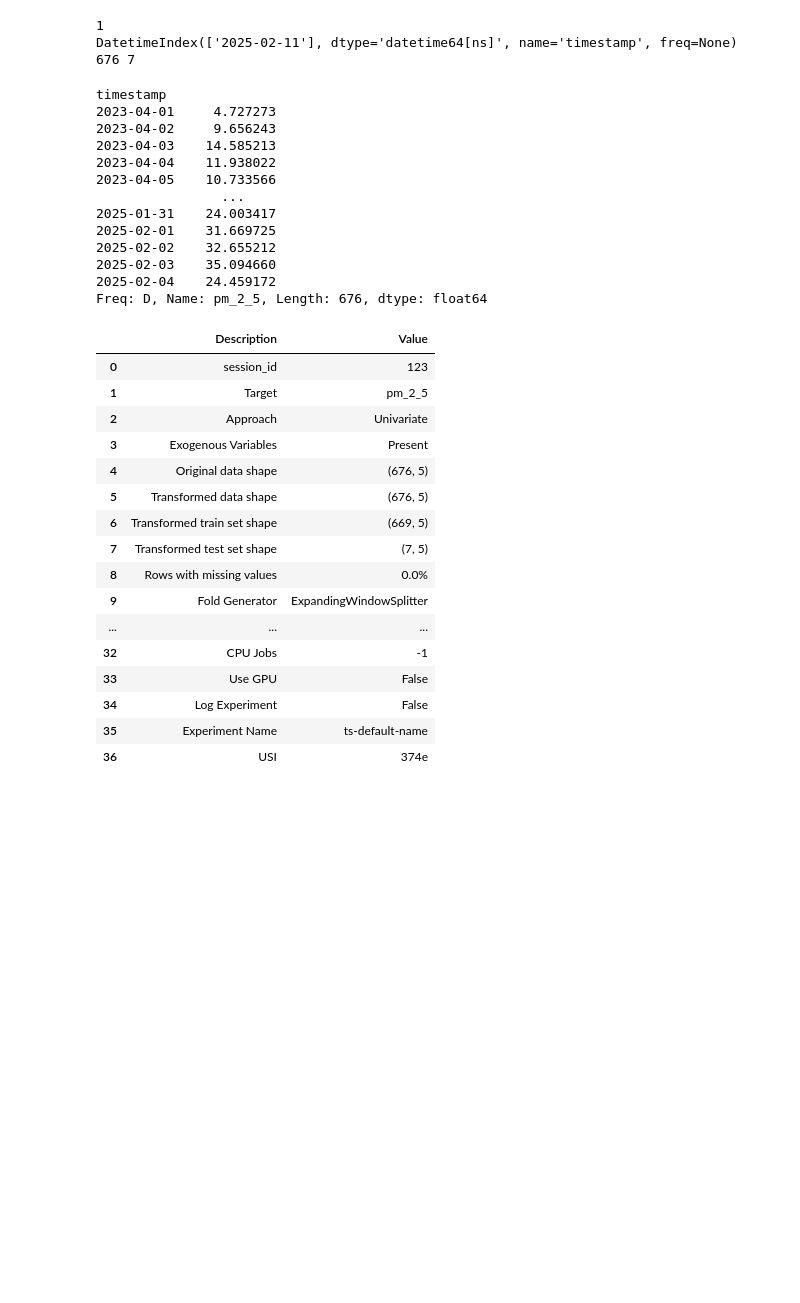
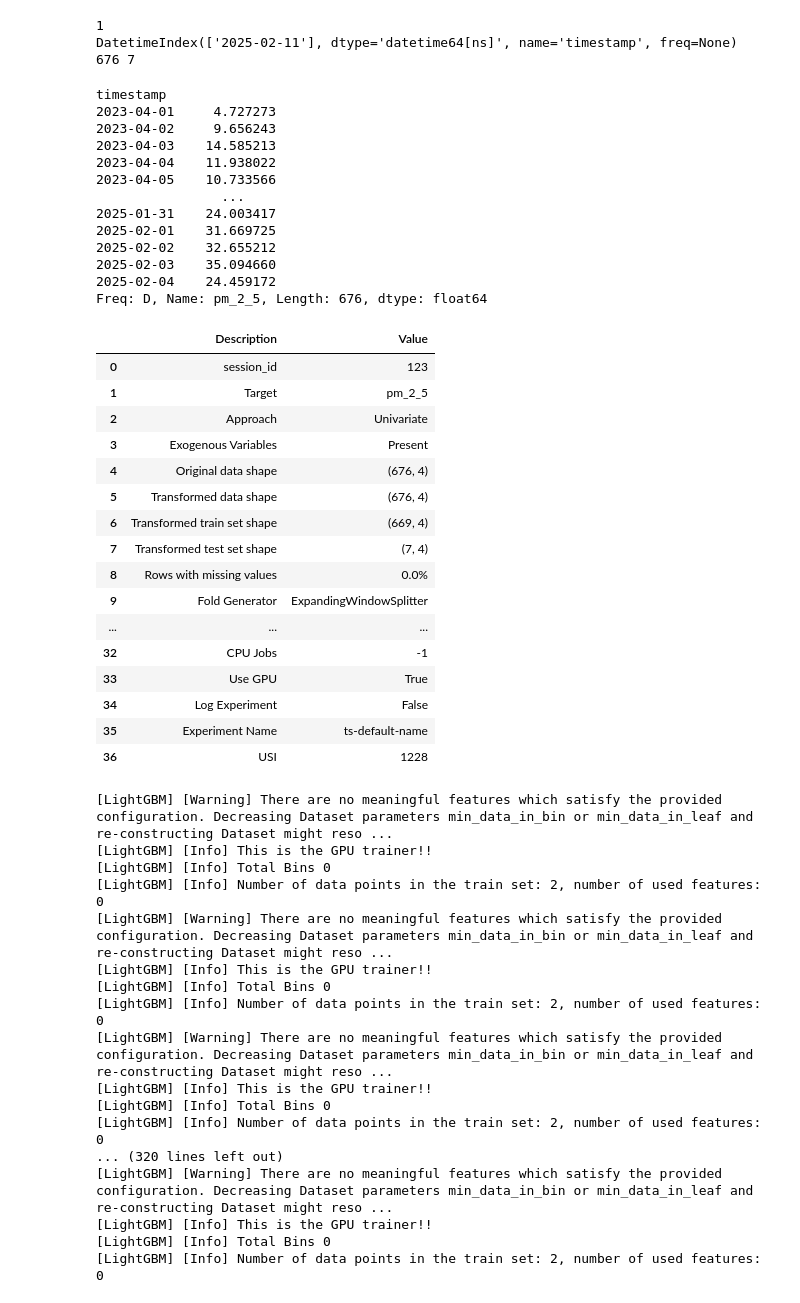
Before and after one commit to KIM2548TH/termproject1-2_cleandata, a Jupyter notebook: test2_kim.ipynb, the cells around one changed output. Drawn from its saved outputs; the diff is of its cells as text; code cells hidden in the pictures; blank space fills up the shorter version.

```diff
--- a/test2_kim.ipynb
+++ b/test2_kim.ipynb
@@ -16,7 +16,7 @@ df = df.interpolate()
 # แปลงคอลัมน์ timestamp ให้เป็น DatetimeIndex หากยังไม่ได้ทำ
 df.index = pd.to_datetime(df.index)
 # ตรวจสอบให้แน่ใจว่าไม่มีคอลัมน์ที่ไม่ต้องการ
-df = df[['pm_2_5', 'humidity', 'pm_10', 'pm_2_5_sp', 'temperature']]  # ใช้เฉพาะคอลัมน์ที่ต้องการ
+df = df[['pm_2_5', 'humidity', 'pm_10', 'temperature']]  # ใช้เฉพาะคอลัมน์ที่ต้องการ
 
 # ลองเรียกใช้งาน setup อีกครั้ง
 train_size = int(len(df))-7
@@ -32,44 +32,61 @@ DatetimeIndex(['2025-02-11'], dtype='datetime64[ns]', name='timestamp', freq=Non
 # %%
 from pycaret.time_series import TSForecastingExperiment
 s = TSForecastingExperiment()
 
 
 target = 'pm_2_5'
 print(train_df["pm_2_5"])
 
 # เรียก setup() โดยใช้ train_df
-exp = setup(train_df, target=target, fh=7, session_id=123, fold_strategy='expanding')
+exp = setup(train_df, target=target, fh=7, session_id=123, fold_strategy='expanding',seasonal_period=12, use_gpu=True)
 # %% [output]
 timestamp
 2023-04-01     4.727273
 2023-04-02     9.656243
 2023-04-03    14.585213
 2023-04-04    11.938022
 2023-04-05    10.733566
                 ...
 2025-01-31    24.003417
 2025-02-01    31.669725
 2025-02-02    32.655212
 2025-02-03    35.094660
 2025-02-04    24.459172
 Freq: D, Name: pm_2_5, Length: 676, dtype: float64
 |  | Description | Value |
 | 0 | session_id | 123 |
 | 1 | Target | pm_2_5 |
 | 2 | Approach | Univariate |
 | 3 | Exogenous Variables | Present |
-| 4 | Original data shape | (676, 5) |
-| 5 | Transformed data shape | (676, 5) |
-| 6 | Transformed train set shape | (669, 5) |
-| 7 | Transformed test set shape | (7, 5) |
+| 4 | Original data shape | (676, 4) |
+| 5 | Transformed data shape | (676, 4) |
+| 6 | Transformed train set shape | (669, 4) |
+| 7 | Transformed test set shape | (7, 4) |
 | 8 | Rows with missing values | 0.0% |
 | 9 | Fold Generator | ExpandingWindowSplitter |
 | ... | ... | ... |
 | 32 | CPU Jobs | -1 |
-| 33 | Use GPU | False |
+| 33 | Use GPU | True |
 | 34 | Log Experiment | False |
 | 35 | Experiment Name | ts-default-name |
-| 36 | USI | 374e |
+| 36 | USI | 1228 |
+[LightGBM] [Warning] There are no meaningful features which satisfy the provided configuration. Decreasing Dataset parameters min_data_in_bin or min_data_in_leaf and re-constructing Dataset might reso ...
+[LightGBM] [Info] This is the GPU trainer!!
+[LightGBM] [Info] Total Bins 0
+[LightGBM] [Info] Number of data points in the train set: 2, number of used features: 0
+[LightGBM] [Warning] There are no meaningful features which satisfy the provided configuration. Decreasing Dataset parameters min_data_in_bin or min_data_in_leaf and re-constructing Dataset might reso ...
+[LightGBM] [Info] This is the GPU trainer!!
+[LightGBM] [Info] Total Bins 0
+[LightGBM] [Info] Number of data points in the train set: 2, number of used features: 0
+[LightGBM] [Warning] There are no meaningful features which satisfy the provided configuration. Decreasing Dataset parameters min_data_in_bin or min_data_in_leaf and re-constructing Dataset might reso ...
+[LightGBM] [Info] This is the GPU trainer!!
+[LightGBM] [Info] Total Bins 0
+[LightGBM] [Info] Number of data points in the train set: 2, number of used features: 0
+... (320 lines left out)
+[LightGBM] [Warning] There are no meaningful features which satisfy the provided configuration. Decreasing Dataset parameters min_data_in_bin or min_data_in_leaf and re-constructing Dataset might reso ...
+[LightGBM] [Info] This is the GPU trainer!!
+[LightGBM] [Info] Total Bins 0
+[LightGBM] [Info] Number of data points in the train set: 2, number of used features: 0
 # %%
 df.tail(10)
 # %% [output]
```
Also changed, not shown: parts of 15 cells of this notebook, 1 other file.
